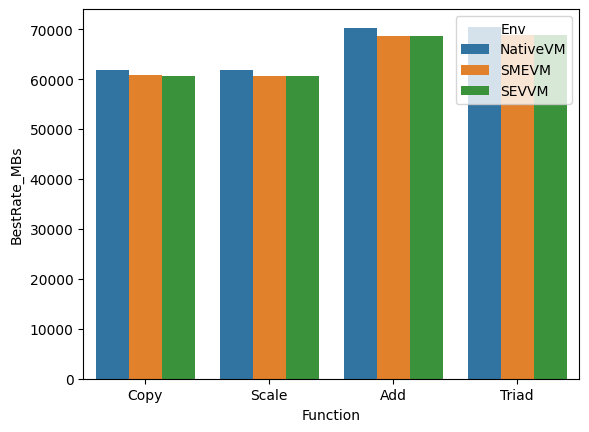
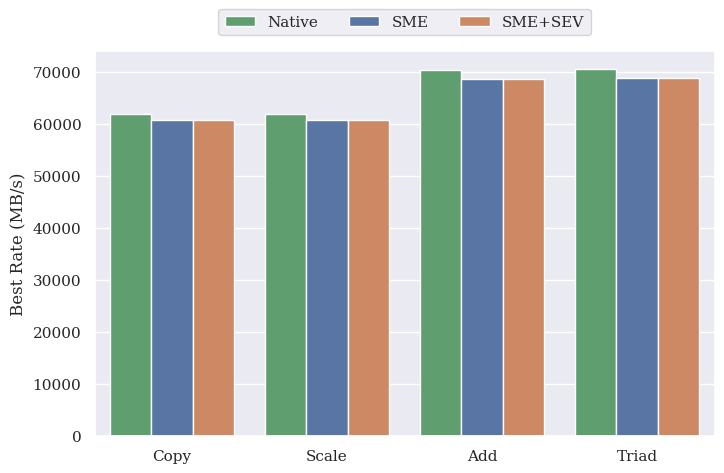
The change to this notebook cell's code, shown as a diff; its figure went from the first image to the second:
--- before
+++ after
@@ -1,5 +1,21 @@
 import pandas as pd
 import seaborn as sns
+from matplotlib import pyplot as plt
+
+sns.set_theme(style="darkgrid", font="serif") #TODO: fix with actual thesis font
+base = sns.color_palette("deep", 3)
+palette = {
+	"Native": base[2],
+	"SME": base[0],
+	"SME+SEV": base[1]
+}
 
 df = pd.read_csv("stream_out.csv")
-sns.barplot(data=df,x="Function",y="BestRate_MBs", hue="Env")
+df[["Env","Function","BestRate_MBs"]]
+
+
+ax = sns.barplot(data=df, x="Function", y="BestRate_MBs", hue="Env", palette=palette)
+ax.set_ylabel("Best Rate (MB/s)")
+ax.set_xlabel("")
+ax.set_ylim(df["BestRate_MBs"].min() * 0.995, df["BestRate_MBs"].max() * 1.01)
+ax.legend(title=None, loc="lower center", bbox_to_anchor=(0.5, 1.02), ncol=3)

Commit: more analyzing